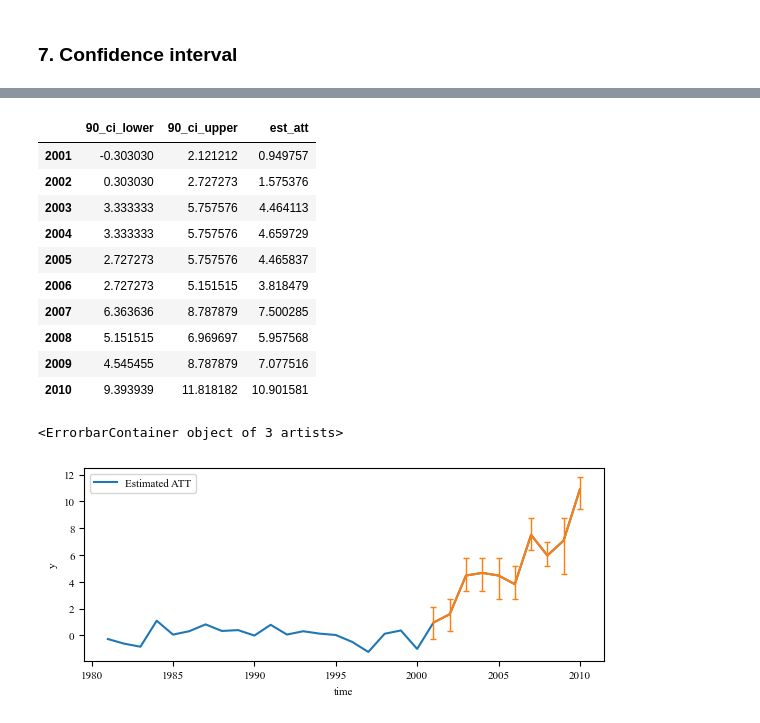
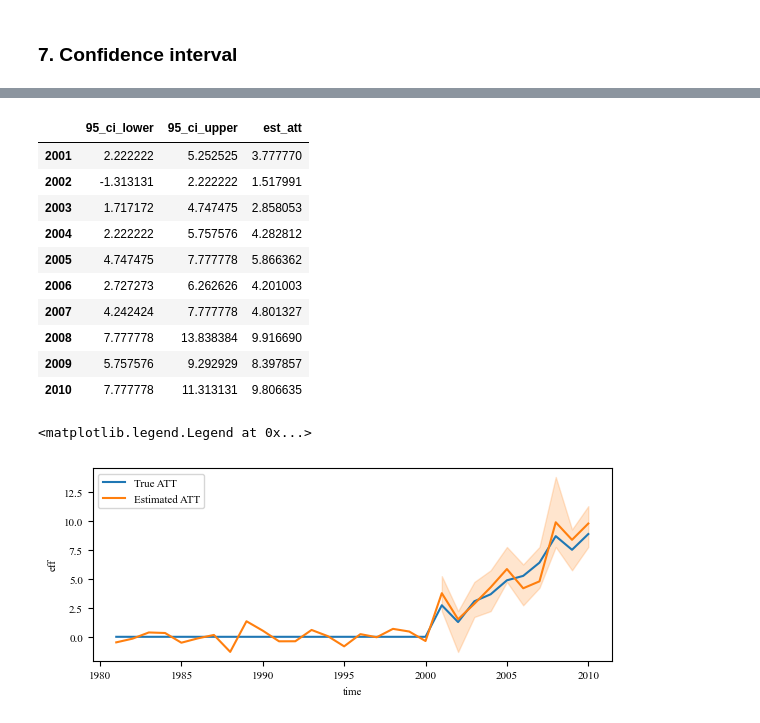
Before and after one commit to CongWang141/JMP, a Jupyter notebook: test4_conformal_inference.ipynb, the cells around one changed output, grey strips where cells are left out. Saved outputs shown, nothing was run; the diff lists cells and outputs as text; code cells hidden in the pictures.

```diff
--- a/test4_conformal_inference.ipynb
+++ b/test4_conformal_inference.ipynb
@@ -402,10 +328,0 @@ for t in range(start_tr, end_tr+1):
-# %%
-from src.csc_ipca import gsc_ipca
-# issue the model
-model = gsc_ipca()
-# use control data to fit the model
-df_con = df.query("tr_group==0")
-model.fit(df_con, 'id', 'time', 'y', covariates, 2, verbose=False)
-# predict treated data
-df_tr = df.query("tr_group==1")
-Y_synth = model.predict(df_tr, 'id', 'time', 'y', covariates, 2, 'treated')
@@ -411,0 +343,18 @@ Y_synth = model.predict(df_tr, 'id', 'time', 'y', covariates, 2, 'treated')
+# %%
+from joblib import Parallel, delayed
+
+# Define a function for parallel processing
+def process_period(t):
+    ci = confidence_interval_period(df, t, nulls, 0.05)
+    print(f'Evaluating period {t} is done!')
+    return ci
+
+# Number of jobs is set to -1 to use all available CPUs
+# Change this number if you need to limit CPU usage
+n_jobs = -1  # You can adjust this based on your system's capabilities
+
+# Parallel computation
+ci_df_parallel = Parallel(n_jobs=n_jobs)(delayed(process_period)(t) for t in range(2001, 2010 + 1))
+
+# Combine the results into a single DataFrame
+ci_df = pd.concat(ci_df_parallel, axis=0)
@@ -412,27 +372,33 @@ Y_synth = model.predict(df_tr, 'id', 'time', 'y', covariates, 2, 'treated')
+# %%
+from src.CSC_IPCA import CSC_IPCA
+model = CSC_IPCA()
+model.fit(df, 'id', 'time', 'y', 'treated', covariates, 2, verbose=False)
+Y_hat = model.predict()
 # %%
-residual = df.query("tr_group==1").groupby('time').y.mean() - Y_synth.mean(axis=0)
+residual = df.query("tr_group==1").groupby('time').y.mean() - Y_hat.mean(axis=0)
 ci_df['est_att'] = residual[-T1:]
 ci_df
 # %% [output]
-|  | 90_ci_lower | 90_ci_upper | est_att |
-| 2001 | -0.303030 | 2.121212 | 0.949757 |
-| 2002 | 0.303030 | 2.727273 | 1.575376 |
-| 2003 | 3.333333 | 5.757576 | 4.464113 |
-| 2004 | 3.333333 | 5.757576 | 4.659729 |
-| 2005 | 2.727273 | 5.757576 | 4.465837 |
-| 2006 | 2.727273 | 5.151515 | 3.818479 |
-| 2007 | 6.363636 | 8.787879 | 7.500285 |
-| 2008 | 5.151515 | 6.969697 | 5.957568 |
-| 2009 | 4.545455 | 8.787879 | 7.077516 |
-| 2010 | 9.393939 | 11.818182 | 10.901581 |
+|  | 95_ci_lower | 95_ci_upper | est_att |
+| 2001 | 2.222222 | 5.252525 | 3.777770 |
+| 2002 | -1.313131 | 2.222222 | 1.517991 |
+| 2003 | 1.717172 | 4.747475 | 2.858053 |
+| 2004 | 2.222222 | 5.757576 | 4.282812 |
+| 2005 | 4.747475 | 7.777778 | 5.866362 |
+| 2006 | 2.727273 | 6.262626 | 4.201003 |
+| 2007 | 4.242424 | 7.777778 | 4.801327 |
+| 2008 | 7.777778 | 13.838384 | 9.916690 |
+| 2009 | 5.757576 | 9.292929 | 8.397857 |
+| 2010 | 7.777778 | 11.313131 | 9.806635 |
 # %%
 plt.figure(figsize=(6.7, 2.5))
 
+sns.lineplot(df.query("tr_group==1").groupby("time").eff.mean(), label='True ATT')
 sns.lineplot(residual, label='Estimated ATT')
 
-yerr = np.abs(ci_df[['90_ci_lower', '90_ci_upper']].subtract(ci_df['est_att'], axis=0)).T.values
-# Plot error bars for the last T1 periods
-plt.errorbar(x=residual.index[-T1:], y=residual[-T1:], yerr=yerr[:, -T1:], capsize=2, capthick=1, elinewidth=1)
+yerr = np.abs(ci_df[['95_ci_lower', '95_ci_upper']].subtract(ci_df['est_att'], axis=0)).T.values
+plt.fill_between(ci_df.index, ci_df["95_ci_lower"], ci_df["95_ci_upper"], alpha=0.2,  color="C1")
+plt.legend(loc='upper left')
 # %% [output]
-<ErrorbarContainer object of 3 artists>
+<matplotlib.legend.Legend at 0x...>
-[figure, old version]
+[figure, new version]
```
Also changed, not shown: parts of 29 cells of this notebook, 2 other files.
